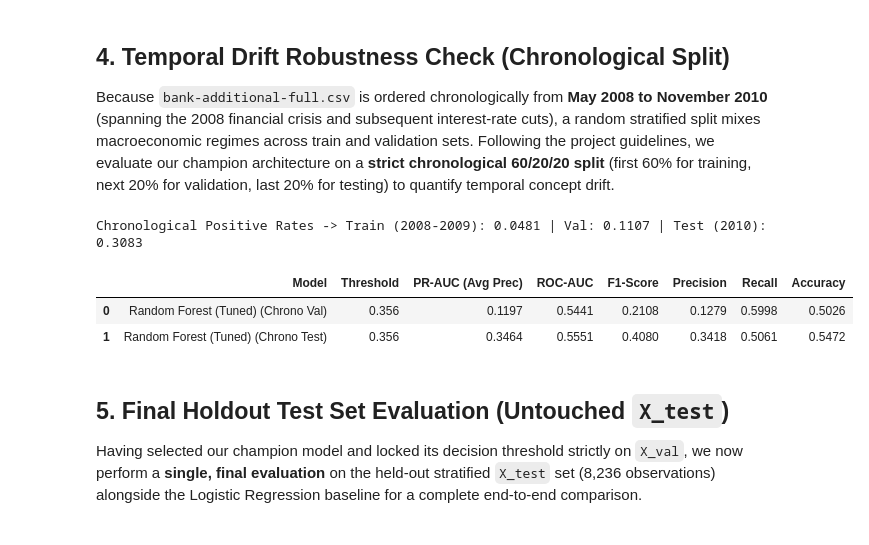
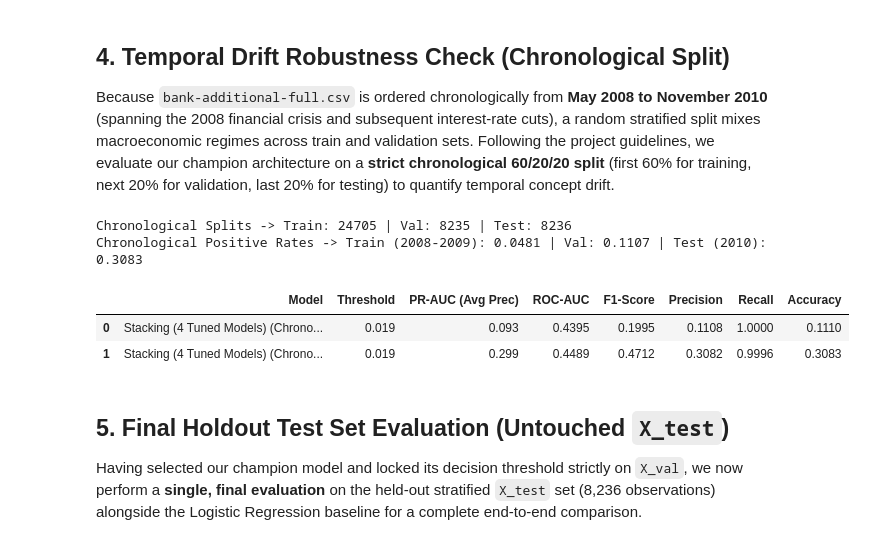
Before and after one commit to ysf-dmk/Bank-Marketing, a Jupyter notebook: Alternative_Models_Comparison.ipynb, the cells around one changed output. Drawn from its saved outputs; the diff is of its cells as text; code cells hidden in the pictures.

```diff
--- a/Alternative_Models_Comparison.ipynb
+++ b/Alternative_Models_Comparison.ipynb
@@ -336,32 +377,31 @@ Selected Champion Model: Random Forest (Tuned) (Optimal Val Threshold = 0.5514)
 
 Because `bank-additional-full.csv` is ordered chronologically from **May 2008 to November 2010** (spanning the 2008 financial crisis and subsequent interest-rate cuts), a random stratified split mixes macroeconomic regimes across train and validation sets. Following the project guidelines, we evaluate our champion architecture on a **strict chronological 60/20/20 split** (first 60% for training, next 20% for validation, last 20% for testing) to quantify temporal concept drift.
 # %%
-# Build clean dataset preserving chronological order (without shuffling)
+import importlib, src.data_prep
+importlib.reload(src.data_prep)
+from src.data_prep import time_split
+
+# Use the shared chronological split function from src/data_prep.py to guarantee exact team alignment
 raw_df = load_raw("bank-additional-full.csv")
 chrono_df = clean(raw_df)
+X_tr_chr, X_va_chr, X_te_chr, y_tr_chr, y_va_chr, y_te_chr = time_split(chrono_df)
 
-n = len(chrono_df)
-train_end = int(0.6 * n)
-val_end = int(0.8 * n)
-
-X_tr_chr, y_tr_chr = chrono_df.iloc[:train_end].drop(columns="y"), chrono_df.iloc[:train_end]["y"]
-X_va_chr, y_va_chr = chrono_df.iloc[train_end:val_end].drop(columns="y"), chrono_df.iloc[train_end:val_end]["y"]
-X_te_chr, y_te_chr = chrono_df.iloc[val_end:].drop(columns="y"), chrono_df.iloc[val_end:]["y"]
-
+print(f"Chronological Splits -> Train: {len(X_tr_chr)} | Val: {len(X_va_chr)} | Test: {len(X_te_chr)}")
 print(f"Chronological Positive Rates -> Train (2008-2009): {y_tr_chr.mean():.4f} | Val: {y_va_chr.mean():.4f} | Test (2010): {y_te_chr.mean():.4f}")
 
-# Clone and fit champion model on chronological train split
+# Clone and fit champion model on shared chronological train split
 from sklearn.base import clone
 chrono_model = clone(best_model).fit(X_tr_chr, y_tr_chr)
 chr_val_res, _, _ = evaluate_model(f"{best_model_name} (Chrono Val)", chrono_model, X_va_chr, y_va_chr, optimize_threshold=True)
 chr_test_res, _, _ = evaluate_model(f"{best_model_name} (Chrono Test)", chrono_model, X_te_chr, y_te_chr, threshold=chr_val_res["Threshold"], optimize_threshold=False)
 
 display(pd.DataFrame([chr_val_res, chr_test_res]))
 # %% [output]
+Chronological Splits -> Train: 24705 | Val: 8235 | Test: 8236
 Chronological Positive Rates -> Train (2008-2009): 0.0481 | Val: 0.1107 | Test (2010): 0.3083
 |  | Model | Threshold | PR-AUC (Avg Prec) | ROC-AUC | F1-Score | Precision | Recall | Accuracy |
-| 0 | Random Forest (Tuned) (Chrono Val) | 0.356 | 0.1197 | 0.5441 | 0.2108 | 0.1279 | 0.5998 | 0.5026 |
-| 1 | Random Forest (Tuned) (Chrono Test) | 0.356 | 0.3464 | 0.5551 | 0.4080 | 0.3418 | 0.5061 | 0.5472 |
+| 0 | Stacking (4 Tuned Models) (Chrono... | 0.019 | 0.093 | 0.4395 | 0.1995 | 0.1108 | 1.0000 | 0.1110 |
+| 1 | Stacking (4 Tuned Models) (Chrono... | 0.019 | 0.299 | 0.4489 | 0.4712 | 0.3082 | 0.9996 | 0.3083 |
 # %% [markdown]
 ## 5. Final Holdout Test Set Evaluation (Untouched `X_test`)
 
```
Also changed, not shown: parts of 6 cells of this notebook, 3 other files.
